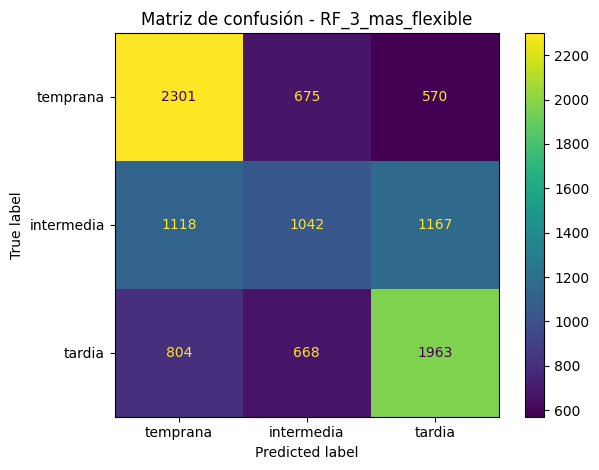
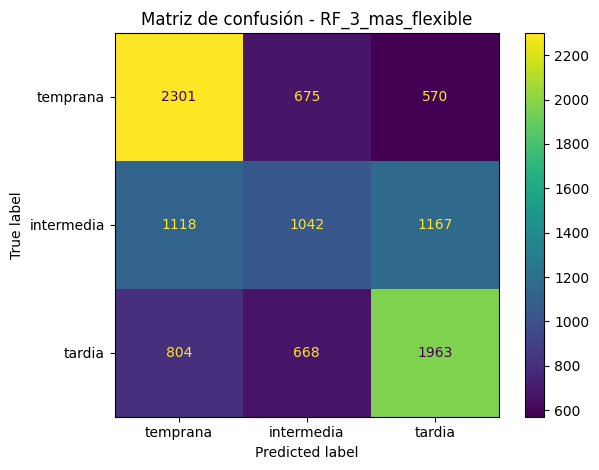
Unified diff of the notebook cell whose output changed from the first chart to the second:
--- before
+++ after
@@ -1,17 +1,16 @@
-labels_orden = ["temprana", "intermedia", "tardia"]
-labels_orden = [l for l in labels_orden if l in sorted(y_test.unique())]
+clases_validas = sorted(y_test.unique())
+orden_clases = [c for c in ["temprana", "intermedia", "tardia"] if c in clases_validas]
 
-cm = confusion_matrix(y_test, y_pred, labels=labels_orden)
-cm_df = pd.DataFrame(
-    cm,
-    index=[f"Real_{l}" for l in labels_orden],
-    columns=[f"Pred_{l}" for l in labels_orden]
-)
+mat_conf = confusion_matrix(y_test, y_pred, labels=orden_clases)
 
-display(cm_df)
-cm_df.to_csv("outputs/matriz_confusion_modelo_final.csv")
+filas = [f"Real_{c}" for c in orden_clases]
+cols  = [f"Pred_{c}" for c in orden_clases]
+tabla_conf = pd.DataFrame(mat_conf, index=filas, columns=cols)
 
-disp = ConfusionMatrixDisplay(confusion_matrix=cm, display_labels=labels_orden)
-disp.plot(values_format="d")
+display(tabla_conf)
+tabla_conf.to_csv("outputs/matriz_confusion_modelo_final.csv")
+
+viz = ConfusionMatrixDisplay(confusion_matrix=mat_conf, display_labels=orden_clases)
+viz.plot(values_format="d")
 plt.title(f"Matriz de confusión - {mejor_nombre}")
 plt.tight_layout()
@@ -20,3 +19,3 @@
 
 print("Reporte de clasificación:")
-print(classification_report(y_test, y_pred, labels=labels_orden))
+print(classification_report(y_test, y_pred, labels=orden_clases))

Commit: feat: rename variables and reorder lines in sections 10 and 11